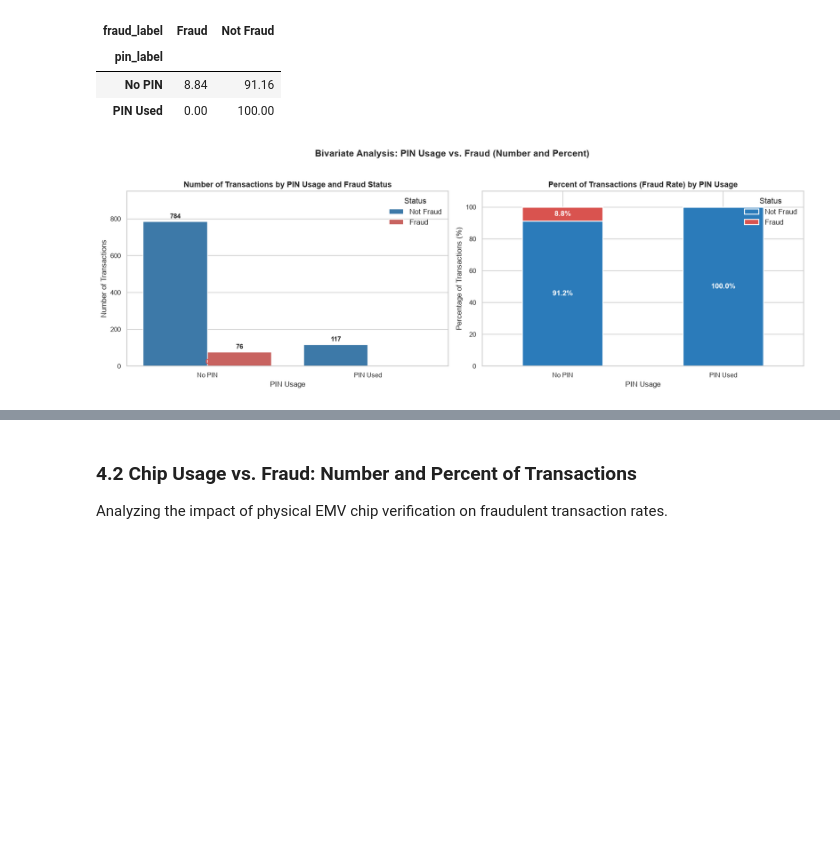
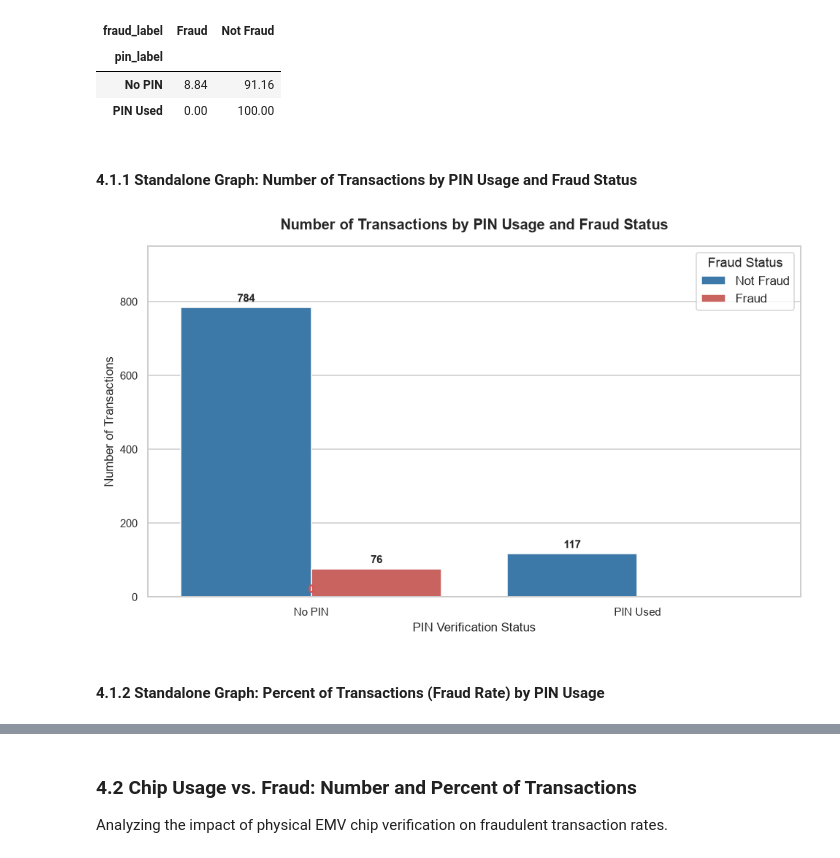
Before and after one commit to SoupySystems/AI-recreation_credit-card-fraud, a Jupyter notebook: CreditCardFraud.ipynb, the cells around one changed output, grey strips where cells are left out. Cells and saved outputs as stored; diff of their text form; code cells hidden in the pictures; blank space fills up the shorter version.

```diff
--- a/CreditCardFraud.ipynb
+++ b/CreditCardFraud.ipynb
@@ -505,74 +480,45 @@ display(ct_pin_pct.round(2))
 | pin_label |  |  |
 | No PIN | 8.84 | 91.16 |
 | PIN Used | 0.00 | 100.00 |
+# %% [markdown]
+#### 4.1.1 Standalone Graph: Number of Transactions by PIN Usage and Fraud Status
 # %%
-fig, (ax1, ax2) = plt.subplots(1, 2, figsize=(15, 5))
-
+plt.figure(figsize=(9, 5.5))
 order_pin = ['No PIN', 'PIN Used']
 hue_order = ['Not Fraud', 'Fraud']
 
-# Subplot 1: Transaction Counts
-sns.countplot(
+ax = sns.countplot(
     data=df_clean,
     x='pin_label',
     hue='fraud_label',
     order=order_pin,
     hue_order=hue_order,
-    palette=FRAUD_PALETTE,
-    ax=ax1
+    palette=FRAUD_PALETTE
 )
-ax1.set_title('Number of Transactions by PIN Usage and Fraud Status', fontweight='bold', fontsize=12)
-ax1.set_xlabel('PIN Usage')
-ax1.set_ylabel('Number of Transactions')
-ax1.legend(title='Status')
-ax1.set_ylim(0, 950)
+
+plt.title('Number of Transactions by PIN Usage and Fraud Status', fontweight='bold', fontsize=13, pad=15)
+plt.xlabel('PIN Verification Status', fontsize=11)
+plt.ylabel('Number of Transactions', fontsize=11)
+plt.ylim(0, 950)
+plt.legend(title='Fraud Status', frameon=True)
 
 # Annotate counts on bars
-for p in ax1.patches:
+for p in ax.patches:
     h = p.get_height()
     if h > 0:
-        ax1.annotate(f"{int(h):,}",
-                     (p.get_x() + p.get_width() / 2., h),
-                     ha='center', va='bottom', fontsize=10, fontweight='bold',
-                     xytext=(0, 3), textcoords='offset points')
+        ax.annotate(f"{int(h):,}",
+                    (p.get_x() + p.get_width() / 2., h),
+                    ha='center', va='bottom', fontsize=10, fontweight='bold',
+                    xytext=(0, 3), textcoords='offset points')
     elif h == 0:
-        ax1.annotate("0",
-                     (p.get_x() + p.get_width() / 2., 5),
-                     ha='center', va='bottom', fontsize=10, fontweight='bold',
-                     color='#d9534f')
+        ax.annotate("0",
+                    (p.get_x() + p.get_width() / 2., 5),
+                    ha='center', va='bottom', fontsize=10, fontweight='bold',
+                    color='#d9534f')
 
-# Subplot 2: Percentage Breakdown (100% Stacked Bar Chart)
-pin_stacked = ct_pin_pct.loc[order_pin, ['Not Fraud', 'Fraud']]
-pin_stacked.plot(
-    kind='bar',
-    stacked=True,
-    color=['#2b7bba', '#d9534f'],
-    edgecolor='white',
-    linewidth=1.5,
-    ax=ax2
-)
-ax2.set_title('Percent of Transactions (Fraud Rate) by PIN Usage', fontweight='bold', fontsize=12)
-ax2.set_xlabel('PIN Usage')
-ax2.set_ylabel('Percentage of Transactions (%)')
-ax2.set_xticklabels(order_pin, rotation=0)
-ax2.set_ylim(0, 110)
-ax2.legend(title='Status', loc='upper right')
-
-# Annotate percentages inside stacked bars
-for idx, label in enumerate(order_pin):
-    cum = 0
-    for col_status in ['Not Fraud', 'Fraud']:
-        val = pin_stacked.loc[label, col_status]
-        if val > 4:
-            ax2.text(idx, cum + val / 2, f"{val:.1f}%",
-                     ha='center', va='center', color='white', fontweight='bold', fontsize=11)
-        elif val > 0:
-            ax2.text(idx, cum + val + 2, f"{val:.1f}%",
-                     ha='center', va='bottom', color='#d9534f', fontweight='bold', fontsize=10)
-        cum += val
-
-plt.suptitle('Bivariate Analysis: PIN Usage vs. Fraud (Number and Percent)', fontsize=14, fontweight='bold', y=1.03)
 plt.tight_layout()
 plt.show()
 # %% [output]
-[figure, old version]
+[figure, new version]
+# %% [markdown]
+#### 4.1.2 Standalone Graph: Percent of Transactions (Fraud Rate) by PIN Usage
```
Also changed, not shown: parts of 35 cells of this notebook.
